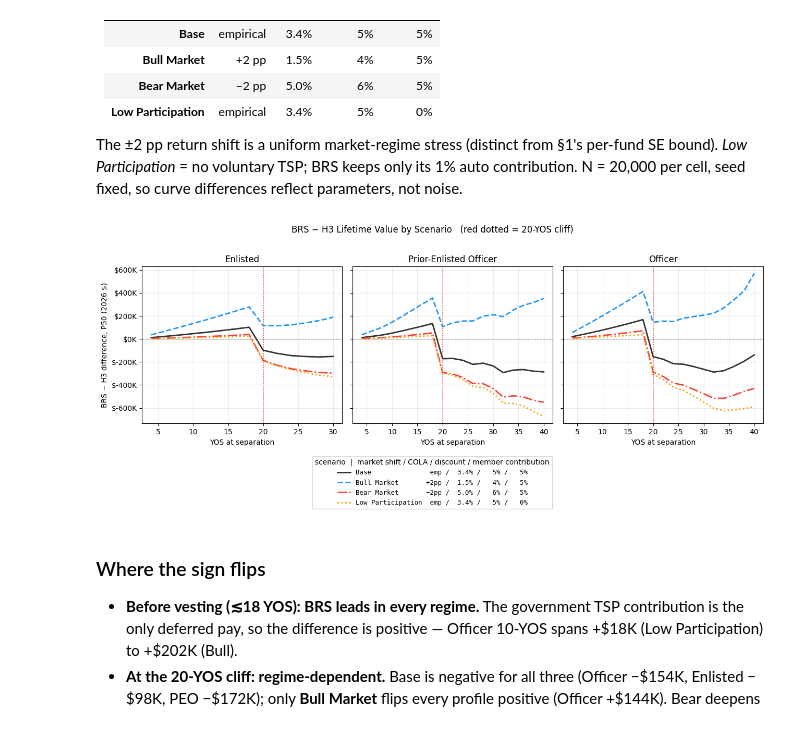
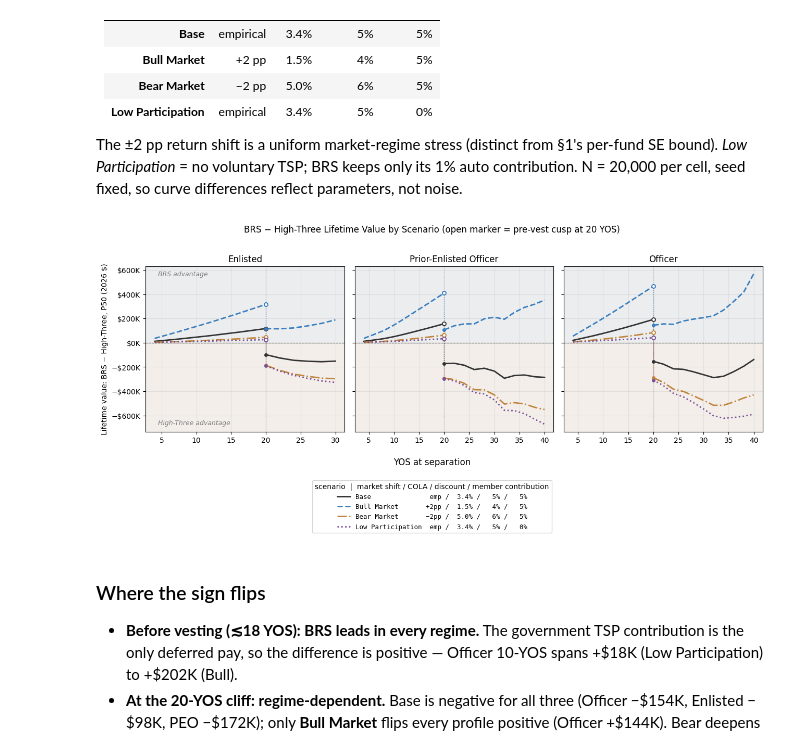
Before and after one commit to sgelety/military-retirement-monte-carlo, a Jupyter notebook: notebooks/05_sensitivity_analysis.ipynb, the cells around one changed output. Cells and saved outputs as stored; diff of their text form; code cells hidden in the pictures.

```diff
--- a/notebooks/05_sensitivity_analysis.ipynb
+++ b/notebooks/05_sensitivity_analysis.ipynb
@@ -295,22 +333,34 @@ scenarios = {
     "Low Participation": dict(
         fs=fund_stats, cs=cola_stats, dr=0.05, mbr=0.0),
 }
+# Scenario palette (no red, per the chart-style conventions).
+# Bull is tinted the BRS blue and Bear the H3 amber, since each
+# is the regime that most favors that system; Base is a neutral
+# reference and Low Participation a distinct purple. Line styles
+# add a redundant non-color key.
 SCEN_STYLE = {
     "Base": ("#333333", "-"),
-    "Bull Market": ("#2196F3", "--"),
-    "Bear Market": ("#F44336", "-."),
-    "Low Participation": ("#FF9800", ":"),
+    "Bull Market": (BRS_COLOR, "--"),
+    "Bear Market": (H3_COLOR, "-."),
+    "Low Participation": ("#7a5195", ":"),
 }
 # %%
 def scen_curve(profile, p):
-    """P50 BRS - H3 curve across the profile's YOS grid."""
+    """P50 BRS - H3 curve across the profile's YOS grid, plus
+    the TSP-only P50 at YOS 20 (the value on the cusp of
+    vesting, where both pensions are still zero)."""
     ys = VALID_SCENARIOS[profile]
-    vals = [float(np.percentile(run_scenario(
-        profile, y, pay_df, life_df, p["fs"], p["cs"],
-        ENTRY_AGES, n_iter=N_ITER, discount_rate=p["dr"],
-        seed=RNG_SEED, member_rate=p["mbr"])["brs_adv"], 50))
-        for y in ys]
-    return ys, vals
+    vals, cusp = [], None
+    for y in ys:
+        res = run_scenario(
+            profile, y, pay_df, life_df, p["fs"], p["cs"],
+            ENTRY_AGES, n_iter=N_ITER, discount_rate=p["dr"],
+            seed=RNG_SEED, member_rate=p["mbr"])
+        vals.append(float(np.percentile(res["brs_adv"], 50)))
+        if y == 20:
+            cusp = float(np.percentile(
+                res["brs_tsp_pv"] - res["h3_tsp_pv"], 50))
+    return ys, vals, cusp
 
 
 scen_p50 = {s: {prof: scen_curve(prof, p)
@@ -325,46 +375,80 @@ def market_shift(fs):
     if abs(d) < 1e-9:
         return "emp"
     return f"{'+' if d > 0 else '−'}{abs(d) * 100:.0f}pp"
 
 
 def scen_label(name, p):
     """Legend entry: name + the four parameters that move,
     padded to fixed widths so a monospace legend lines up."""
     return (f"{name:<17} {market_shift(p['fs']):>4} /"
             f" {p['cs']['mean']:>5.1%} /"
             f" {p['dr']:>4.0%} /"
             f" {p['mbr']:>4.0%}")
 
 
 # Derived from the scenarios dict, so labels track the curves.
 scen_labels = {s: scen_label(s, p) for s, p in scenarios.items()}
 
-fig, axes = plt.subplots(1, 3, figsize=(13, 4.3), sharey=True)
+fig, axes = plt.subplots(1, 3, figsize=(13, 4.6), sharey=True)
 for ax, (prof, title) in zip(axes, PROFILE_TITLES.items()):
     for s, (color, ls) in SCEN_STYLE.items():
-        ys, vals = scen_p50[s][prof]
-        ax.plot(ys, vals, label=scen_labels[s], color=color,
-                ls=ls, lw=2)
+        ys, vals, cusp = scen_p50[s][prof]
+        ys = np.asarray(ys)
+        vals = np.asarray(vals)
+        pre, post = ys < 20, ys >= 20
+        # The pension vests *at* 20, so the difference jumps
+        # there: never connect 18 -> 20. Extend the pre-20
+        # (TSP-only) line to its value on the cusp of vesting
+        # (open marker = limit not attained), dotted drop = the
+        # cliff, then the vested 20+ segment.
+        ax.plot(list(ys[pre]) + [20], list(vals[pre]) + [cusp],
+                color=color, ls=ls, lw=2, label=scen_labels[s])
+        ax.plot([20], [cusp], "o", mfc="white", mec=color,
+                mew=1.4, ms=5, zorder=6)
+        ax.plot([20, 20], [cusp, vals[post][0]], ls=":",
+                color=color, lw=1.0, alpha=0.7)
+        ax.plot([20], [vals[post][0]], "o", color=color,
+                ms=4, zorder=6)
+        ax.plot(ys[post], vals[post], color=color, ls=ls, lw=2)
     ax.axhline(0, color="black", lw=0.8, ls="--", alpha=0.6)
-    ax.axvline(20, color="red", lw=1.2, ls=":", alpha=0.8)
+    ax.axvline(20, color="0.7", lw=1.0, ls=":", alpha=0.7,
+               zorder=0)
     ax.set_title(title)
-    ax.set_xlabel("YOS at separation")
-    ax.yaxis.set_major_formatter(
-        mticker.FuncFormatter(lambda x, _: f"${x/1e3:.0f}K"))
+    ax.yaxis.set_major_formatter(mticker.FuncFormatter(
+        lambda x, _: f"{chr(8722) if x < -1 else ''}"
+        f"${abs(x) / 1e3:.0f}K"))
     ax.grid(alpha=0.25)
-axes[0].set_ylabel("BRS − H3 difference, P50 (2026 $)")
+
+# Region shading once the shared y-limits are final: above 0 BRS
+# has the advantage, below 0 High-Three does (faint slate / brown, matching
+# nb03b/nb04). Direction labels sit in the empty left corners.
+ymin, ymax = axes[0].get_ylim()
+for ax in axes:
+    ax.axhspan(0, ymax, color=BRS_REGION, alpha=0.10, zorder=0)
+    ax.axhspan(ymin, 0, color=H3_REGION, alpha=0.10, zorder=0)
+    ax.set_ylim(ymin, ymax)
+axes[0].text(4.5, ymax * 0.9, "BRS advantage", ha="left",
+             va="center", fontsize=9, style="italic",
+             color="gray")
+axes[0].text(4.5, ymin * 0.9, "High-Three advantage", ha="left",
+             va="center", fontsize=9, style="italic",
+             color="gray")
+
+axes[0].set_ylabel(
+    "Lifetime value: BRS − High-Three, P50 (2026 $)")
 handles, labels = axes[0].get_legend_handles_labels()
 fig.legend(handles, labels, loc="lower center", ncol=1,
            prop={"family": "monospace", "size": 9},
            title="scenario  |  market shift / COLA / "
                  "discount / member contribution",
-           bbox_to_anchor=(0.5, -0.26))
-fig.suptitle("BRS − H3 Lifetime Value by Scenario   "
-             "(red dotted = 20-YOS cliff)", y=1.02)
+           bbox_to_anchor=(0.5, -0.28))
+fig.supxlabel("YOS at separation")
+fig.suptitle("BRS − High-Three Lifetime Value by Scenario "
+             "(open marker = pre-vest cusp at 20 YOS)", y=1.02)
 plt.tight_layout()
 plt.show()
 # %% [output]
-[figure, old version]
+[figure, new version]
 # %% [markdown]
 ### Where the sign flips
 
```
Also changed, not shown: parts of 5 cells of this notebook, 1 other file.
